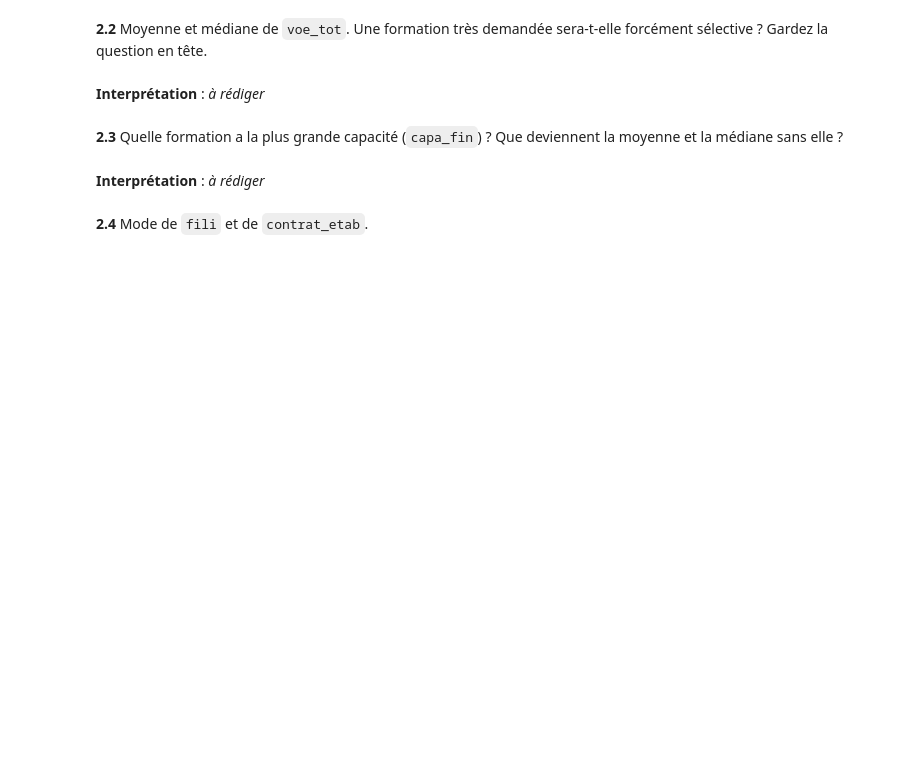
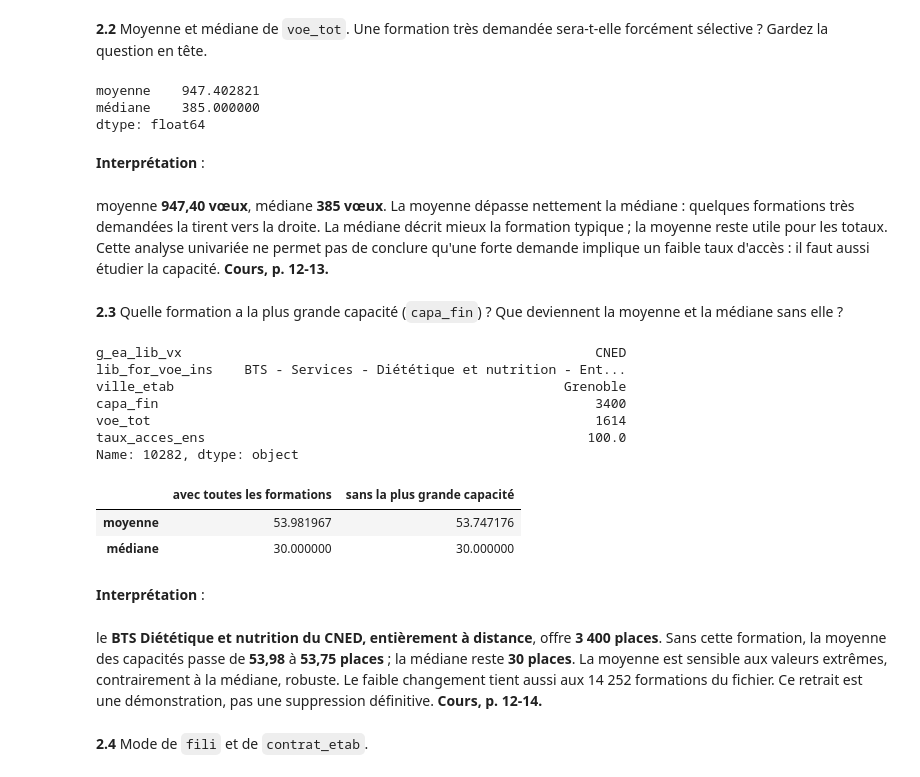
Before and after one commit to Anaisblk/Analyse-Parcoursup, a Jupyter notebook: TP_Parcoursup (1).ipynb, the cells around one changed output. Cells and saved outputs as stored; diff of their text form; code cells hidden in the pictures; blank space fills up the shorter version.

```diff
--- a/TP_Parcoursup (1).ipynb
+++ b/TP_Parcoursup (1).ipynb
@@ -94,10 +108,43 @@ typologie
 # %% [markdown]
 **2.2** Moyenne et médiane de `voe_tot`. Une formation très demandée sera-t-elle forcément sélective ? Gardez la question en tête.
+# %%
+voeux = df["voe_tot"].dropna()
+pd.Series({"moyenne": voeux.mean(), "médiane": voeux.median()})
+# %% [output]
+moyenne    947.402821
+médiane    385.000000
+dtype: float64
 # %% [markdown]
-**Interprétation** : _à rédiger_
+**Interprétation** :
+# %% [markdown]
+moyenne **947,40 vœux**, médiane **385 vœux**. La moyenne dépasse nettement la médiane : quelques formations très demandées la tirent vers la droite. La médiane décrit mieux la formation typique ; la moyenne reste utile pour les totaux. Cette analyse univariée ne permet pas de conclure qu'une forte demande implique un faible taux d'accès : il faut aussi étudier la capacité. **Cours, p. 12-13.**
 # %% [markdown]
 **2.3** Quelle formation a la plus grande capacité (`capa_fin`) ? Que deviennent la moyenne et la médiane sans elle ?
+# %%
+idx_max_capa = df["capa_fin"].idxmax()
+formation_max_capa = df.loc[idx_max_capa, ["g_ea_lib_vx", "lib_for_voe_ins", "ville_etab", "capa_fin", "voe_tot", "taux_acces_ens"]]
+
+comparaison_capa = pd.DataFrame({
+    "avec toutes les formations": [df["capa_fin"].mean(), df["capa_fin"].median()],
+    "sans la plus grande capacité": [df.drop(idx_max_capa)["capa_fin"].mean(), df.drop(idx_max_capa)["capa_fin"].median()]
+}, index=["moyenne", "médiane"])
+
+display(formation_max_capa)
+display(comparaison_capa)
+# %% [output]
+g_ea_lib_vx                                                     CNED
+lib_for_voe_ins    BTS - Services - Diététique et nutrition - Ent...
+ville_etab                                                  Grenoble
+capa_fin                                                        3400
+voe_tot                                                         1614
+taux_acces_ens                                                 100.0
+Name: 10282, dtype: object
+|  | avec toutes les formations | sans la plus grande capacité |
+| moyenne | 53.981967 | 53.747176 |
+| médiane | 30.000000 | 30.000000 |
 # %% [markdown]
-**Interprétation** : _à rédiger_
+**Interprétation** :
+# %% [markdown]
+ le **BTS Diététique et nutrition du CNED, entièrement à distance**, offre **3 400 places**. Sans cette formation, la moyenne des capacités passe de **53,98** à **53,75 places** ; la médiane reste **30 places**. La moyenne est sensible aux valeurs extrêmes, contrairement à la médiane, robuste. Le faible changement tient aussi aux 14 252 formations du fichier. Ce retrait est une démonstration, pas une suppression définitive. **Cours, p. 12-14.**
 # %% [markdown]
 **2.4** Mode de `fili` et de `contrat_etab`.
```
Also changed, not shown: parts of 5 cells of this notebook.
